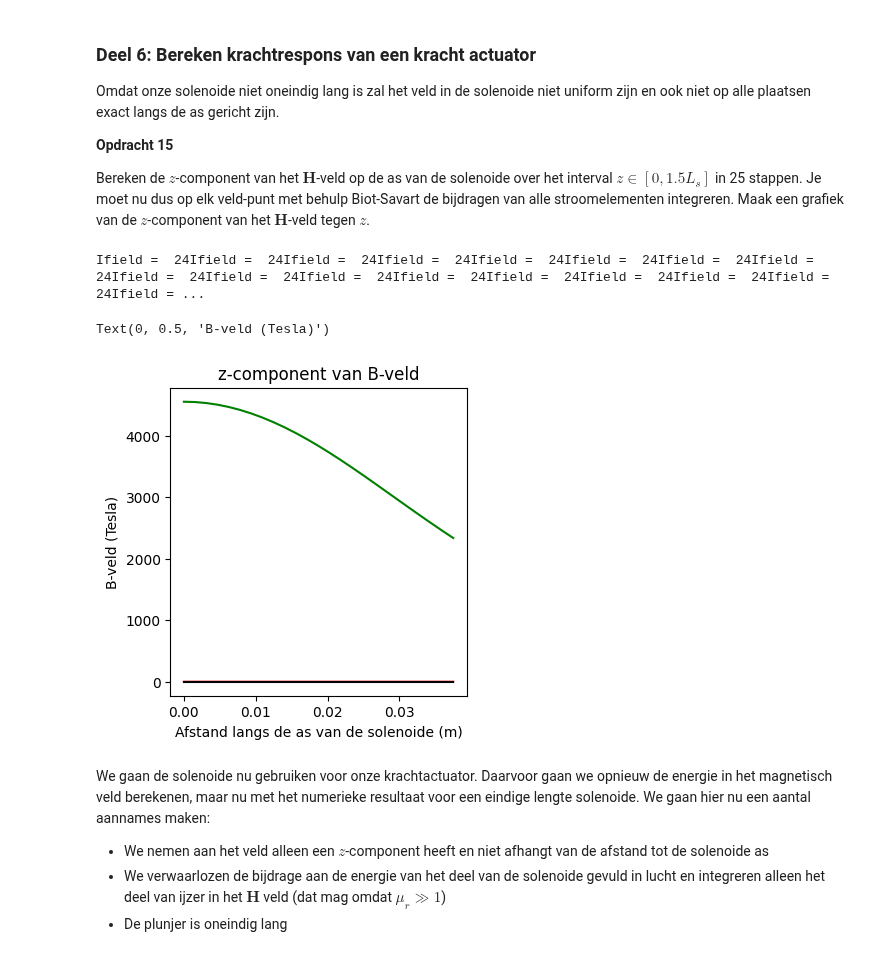
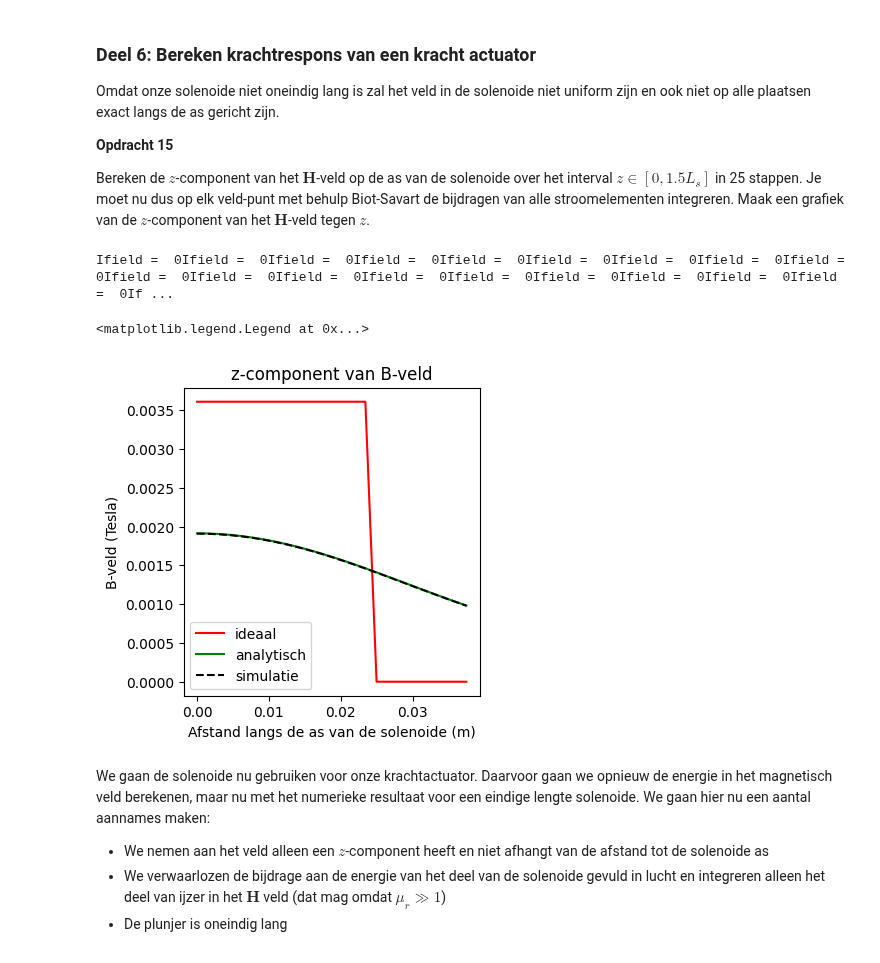
Before and after one commit to tdenooijer26/DEF-T-opdrachten, a Jupyter notebook: 2KrachtactuatorOpdracht/KrachtactuatorOpdracht.ipynb, the cells around one changed output. Saved outputs shown, nothing was run; the diff lists cells and outputs as text; code cells hidden in the pictures.

```diff
--- a/2KrachtactuatorOpdracht/KrachtactuatorOpdracht.ipynb
+++ b/2KrachtactuatorOpdracht/KrachtactuatorOpdracht.ipynb
@@ -309,7 +313,7 @@ Bereken met deze functie alle componenten van het magneetveld voor een veldposit
 
 r_field=np.array([0.1, 0, 0])
 r_source=np.array([0, 0, 0])
-I = 6
+I = 2
 L_draad = 0.1
 dl=np.array([0, 0, L_draad/64])
 
@@ -416,15 +441,13 @@ H_analitisch = spoed * I
 r_source = np.column_stack((x,y,z))
 r_field = np.array([0,0,0])
 
-som = 0
+H = 0
 
 for i in range(N-1):
     dl = r_source[i] - r_source[i+1]
-    som += field_current_element(r_field, r_source[i], dl)
+    H += field_current_element(r_field, r_source[i], dl)
 
-print(np.abs(som[2]))
+print(np.abs(H[2]))
 print(H_analitisch)
-
-
-dx = np.diff
+print('Deze waardes komen voldoende overeen')
 # %% [output]
@@ -440,39 +464,44 @@ Bereken de $z$-component van het $\mathbf{H}$-veld op de as van de solenoide ove
 # %%
 n_ax=25
 z_ax=np.linspace(0, 1.5*L_sol/2, n_ax)
 H_ax=np.zeros((n_ax,1))
-aantal_omwent =aantal_omwentelingen
-
+aantal_omwent = aantal_omwentelingen
 
 for i_field in range(n_ax):
     print(f"\rIfield =  {i_field}", end="") # Print welk element van het veld nu berekend wordt.
     # Bepaal de field coordinate
+    r_field = np.array([0,0,z_ax[i_field]])
     Hsimulated=np.array([0,0,0], dtype='float64')
     for i_source in np.arange(1, N):
         # Bepaal dl en r_source en gebruik
+        r_source = np.array([x[i_source],y[i_source],z[i_source]])
+        dl = np.array([x[i_source] - x[i_source-1], y[i_source] - y[i_source-1], z[i_source] - z[i_source-1]])
         Hsimulated += field_current_element(r_field, r_source, dl)
         print(f"Ifield =  {i_field}", end="")
 
     # selecting the z-component
     H_ax[i_field,0]=Hsimulated[2]
+
+analytical_answer = H_analitisch
 
 H_veld_ideaal=analytical_answer*np.ones(n_ax)*(1.0*(z_ax < L_sol/2))
 
 # dit is nog een aardige analytische uitdrukking die je kan uitrekenen voor de z-component op de as van een solenoide met eindige lengte
 H_veld_analytisch=(aantal_omwent*I/L_sol/2)*((L_sol/2-z_ax)/np.sqrt((z_ax- L_sol/2)**2 + r_sol**2)+(L_sol/2+z_ax)/np.sqrt((z_ax+ L_sol/2)**2 + r_sol**2))
 
 plt.figure(figsize=[13,4])
 plt.subplot(131)
 plt.title('z-component van B-veld')
-plt.plot(z_ax, H_veld_ideaal, '-r', label='ideaal')
-plt.plot(z_ax, H_veld_analytisch, '-g', label='analytisch')
-plt.plot(z_ax, H_ax, '-k', label='simulatie')
+plt.plot(z_ax, H_veld_ideaal * mu_0, '-r', label='ideaal')
+plt.plot(z_ax, H_veld_analytisch * mu_0, '-g', label='analytisch')
+plt.plot(z_ax, H_ax * mu_0, '--k', label='simulatie')
 plt.xlabel('Afstand langs de as van de solenoide (m)')
 plt.ylabel('B-veld (Tesla)')
+plt.legend()
 # %% [output]
-Ifield =  24Ifield =  24Ifield =  24Ifield =  24Ifield =  24Ifield =  24Ifield =  24Ifield =  24Ifield =  24Ifield =  24Ifield =  24Ifield =  24Ifield =  24Ifield =  24Ifield =  24Ifield =  24Ifield = ...
+Ifield =  0Ifield =  0Ifield =  0Ifield =  0Ifield =  0Ifield =  0Ifield =  0Ifield =  0Ifield =  0Ifield =  0Ifield =  0Ifield =  0Ifield =  0Ifield =  0Ifield =  0Ifield =  0Ifield =  0Ifield =  0If ...
-Text(0, 0.5, 'B-veld (Tesla)')
+<matplotlib.legend.Legend at 0x...>
-[figure, old version]
+[figure, new version]
 # %% [markdown]
 We gaan de solenoide nu gebruiken voor onze krachtactuator. Daarvoor gaan we opnieuw de energie in het magnetisch veld berekenen, maar nu met het numerieke resultaat voor een eindige lengte solenoide. We gaan hier nu een aantal aannames maken:
 * We nemen aan het veld alleen een $z$-component heeft en niet afhangt van de afstand tot de solenoide as
```
Also changed, not shown: parts of 14 cells of this notebook.
